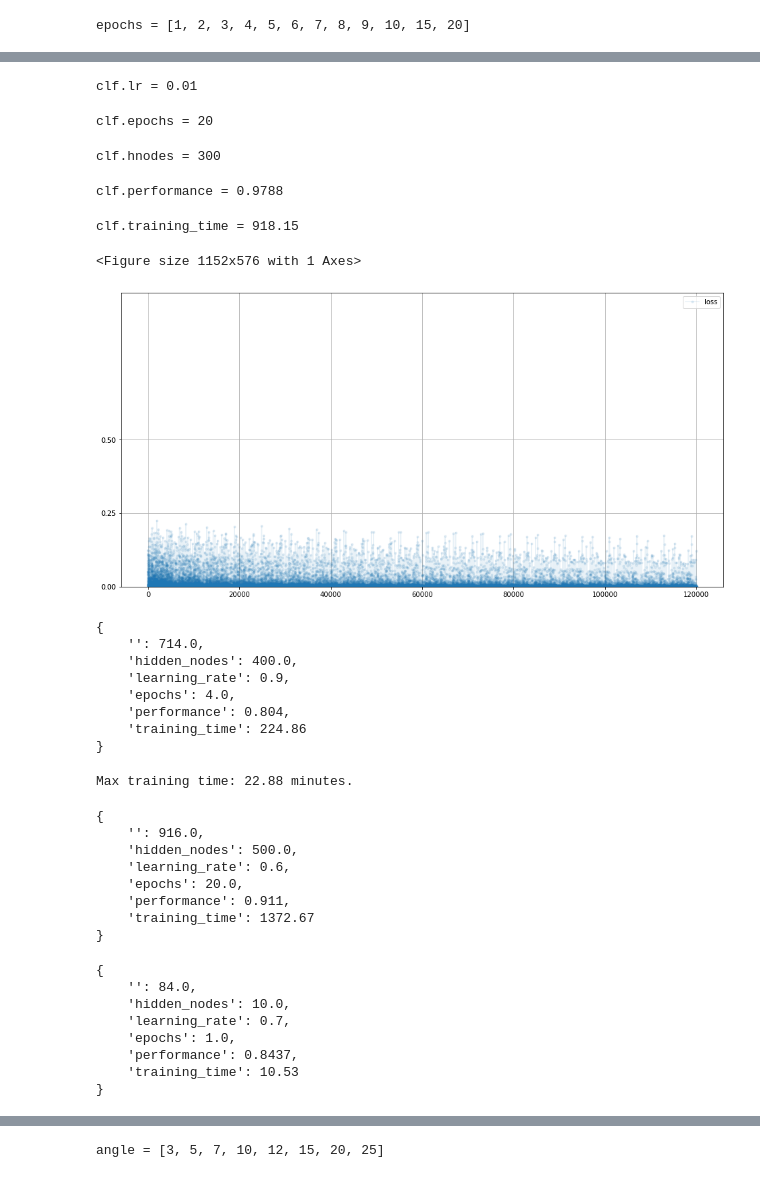
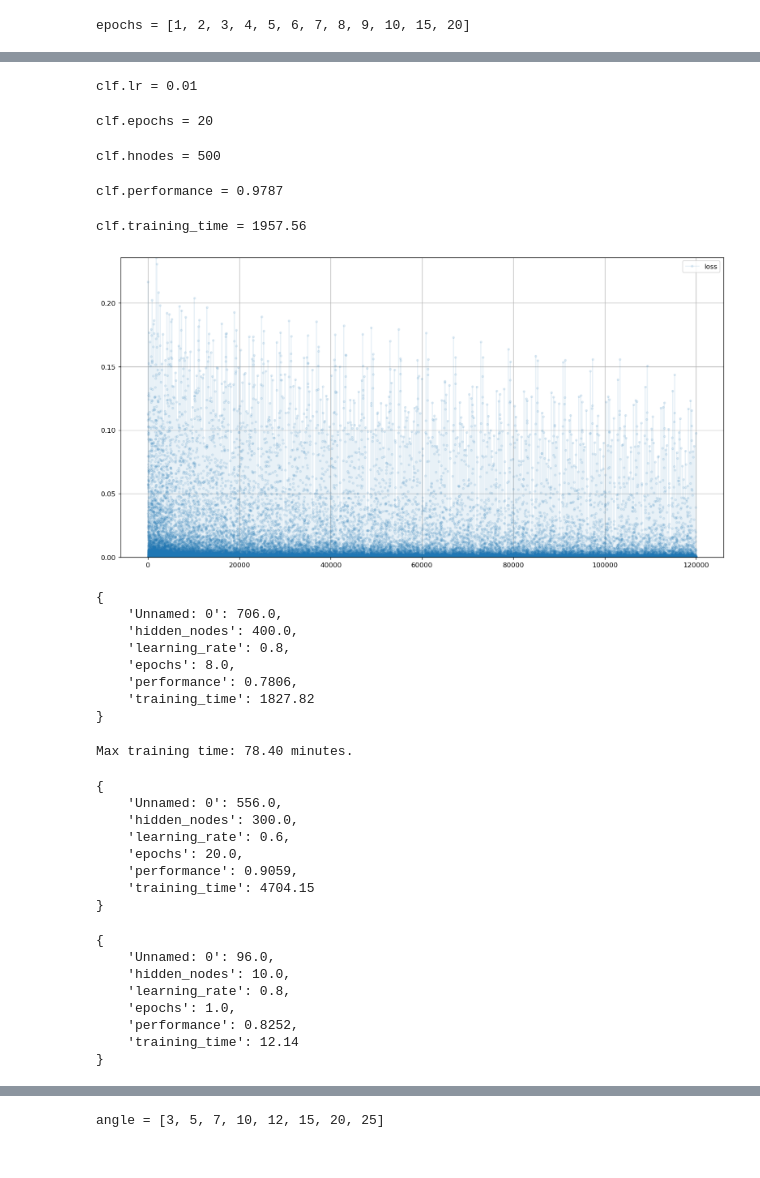
Before and after one commit to Fengzi21/makeyourownneuralnetwork, a Jupyter notebook: performance_analysis.ipynb, the cells around one changed output, grey strips where cells are left out. Drawn from its saved outputs; the diff is of its cells as text; code cells hidden in the pictures.

```diff
--- a/performance_analysis.ipynb
+++ b/performance_analysis.ipynb
@@ -61,64 +64,63 @@ df.iloc[performance.argmax()].to_dict()
 # %%
 clf_dir = Path('./trained_classifiers')
 
 # this one has max performance
-clfname = clf_dir.joinpath('classifier_300_0.01_20.pkl')
+clfname = clf_dir.joinpath(f'classifier_500_0.01_20.pkl')
 
 with open(clfname, 'rb') as f:
     clf = pickle.load(f)
 
 print(f"{clf.lr = }")
 print(f"{clf.epochs = }")
 print(f"{clf.hnodes = }")
-print(f"{clf.performance = }")
+print(f"{clf.performance = :.4f}")
 print(f"{clf.training_time = :.2f}")
 
 clf.plot_progress()
 # %% [output]
 clf.lr = 0.01
 clf.epochs = 20
-clf.hnodes = 300
+clf.hnodes = 500
-clf.performance = 0.9788
+clf.performance = 0.9787
-clf.training_time = 918.15
+clf.training_time = 1957.56
-<Figure size 1152x576 with 1 Axes>
-[figure, old version]
+[figure, new version]
 # %%
-df.iloc[performance.argmin()].to_dict()
+print(df.iloc[performance.argmin()].to_dict())
 # %% [output]
 {
-    '': 714.0,
+    'Unnamed: 0': 706.0,
     'hidden_nodes': 400.0,
-    'learning_rate': 0.9,
-    'epochs': 4.0,
-    'performance': 0.804,
-    'training_time': 224.86
+    'learning_rate': 0.8,
+    'epochs': 8.0,
+    'performance': 0.7806,
+    'training_time': 1827.82
 }
 # %%
 training_time = df['training_time'].to_numpy()
 print(f"Max training time: {training_time.max()/60:.2f} minutes.")
 # %% [output]
-Max training time: 22.88 minutes.
+Max training time: 78.40 minutes.
 # %%
-df.iloc[training_time.argmax()].to_dict()
+print(df.iloc[training_time.argmax()].to_dict())
 # %% [output]
 {
-    '': 916.0,
-    'hidden_nodes': 500.0,
+    'Unnamed: 0': 556.0,
+    'hidden_nodes': 300.0,
     'learning_rate': 0.6,
     'epochs': 20.0,
-    'performance': 0.911,
-    'training_time': 1372.67
+    'performance': 0.9059,
+    'training_time': 4704.15
 }
 # %%
-df.iloc[training_time.argmin()].to_dict()
+print(df.iloc[training_time.argmin()].to_dict())
 # %% [output]
 {
-    '': 84.0,
+    'Unnamed: 0': 96.0,
     'hidden_nodes': 10.0,
-    'learning_rate': 0.7,
+    'learning_rate': 0.8,
     'epochs': 1.0,
-    'performance': 0.8437,
-    'training_time': 10.53
+    'performance': 0.8252,
+    'training_time': 12.14
 }
 # %%
 plt_kwargs = {
```
Also changed, not shown: parts of 13 cells of this notebook, 14 other files.
